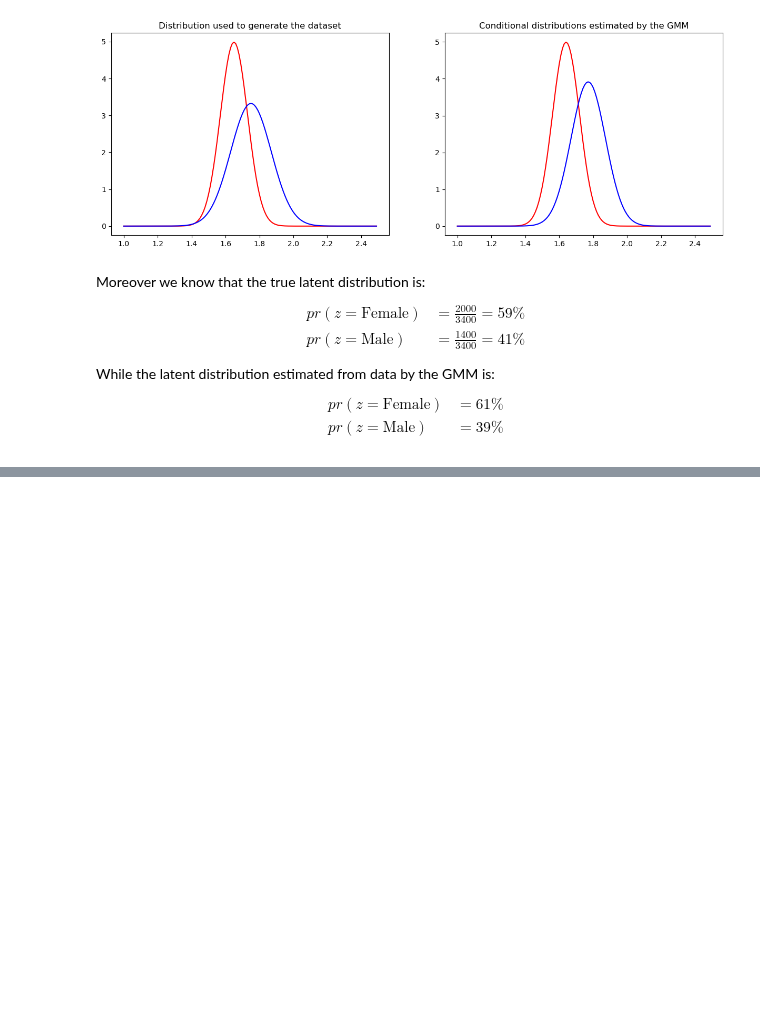
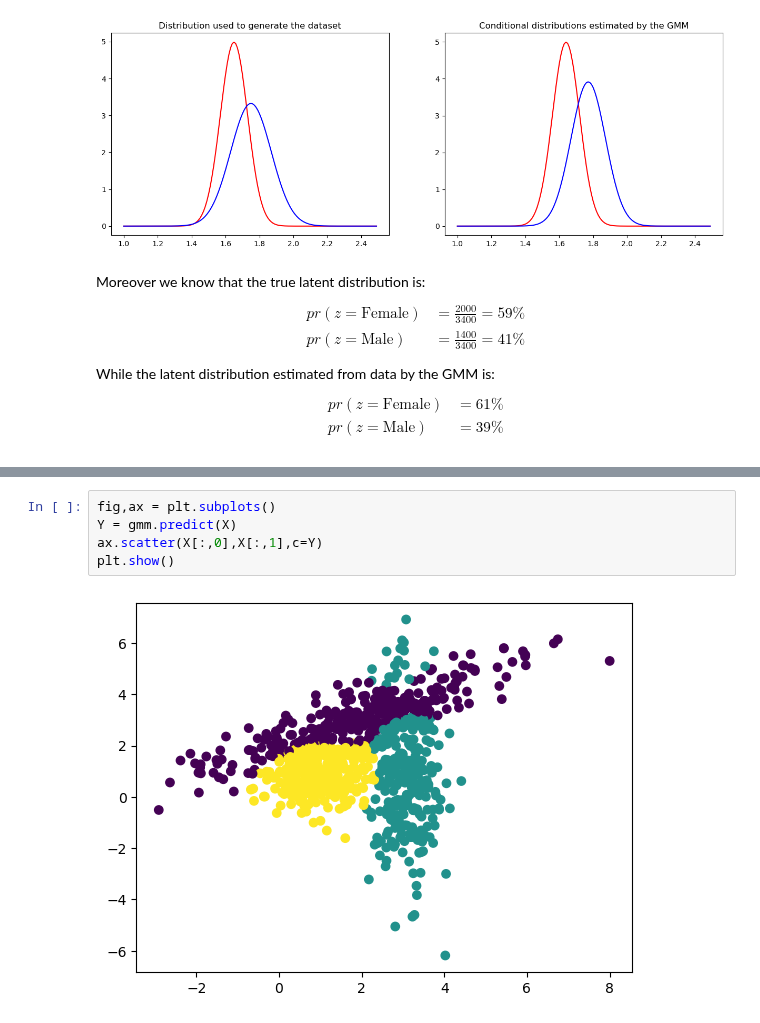
Before and after one commit to giorgiodema/Machine-Learning-2023, a Jupyter notebook: notebooks/09latent_variables.ipynb, the cells around one changed output, grey strips where cells are left out. Drawn from its saved outputs; the diff is of its cells as text; blank space fills up the shorter version.

```diff
--- a/notebooks/09latent_variables.ipynb
+++ b/notebooks/09latent_variables.ipynb
@@ -228,0 +285,7 @@ $$
+# %%
+fig,ax = plt.subplots()
+Y = gmm.predict(X)
+ax.scatter(X[:,0],X[:,1],c=Y)
+plt.show()
+# %% [output]
+[figure, added]
```
Also changed, not shown: parts of 5 cells of this notebook.
